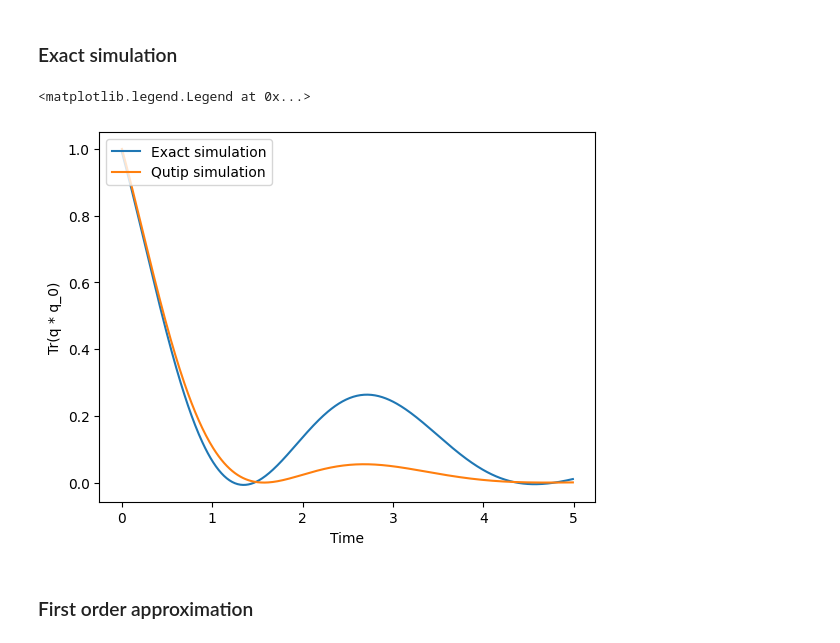
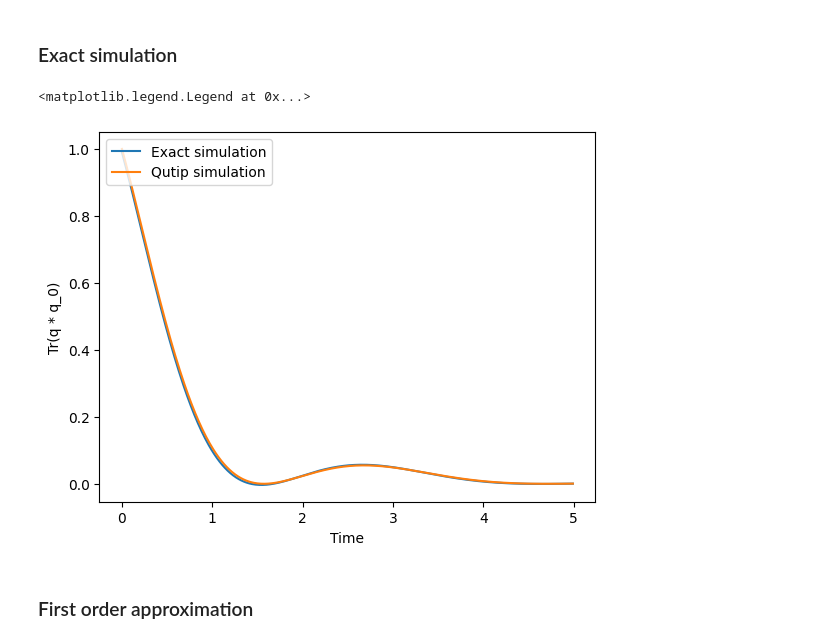
Before and after one commit to rbudai98/QSimulations, a Jupyter notebook: Fermi_Hub_multi_qubit.ipynb, the cells around one changed output. Cells and saved outputs as stored; diff of their text form; code cells hidden in the pictures.

```diff
--- a/Fermi_Hub_multi_qubit.ipynb
+++ b/Fermi_Hub_multi_qubit.ipynb
@@ -40,7 +42,7 @@ time_vec = np.arange(0, T, dt)  # Time vector to simulate on
 
 
 # Fermi-Hubbard Hamiltonian
-def H_operator(t = 0):
+def H_operator(t=0):
     return Qobj(
         qib.operator.FermiHubbardHamiltonian(
             field_hamil, FermiHubbard_t, FermiHubbard_u, False
@@ -49,7 +51,8 @@ def H_operator(t = 0):
         .todense()
     )
 
-def V_damping(i, t = 0):
+
+def V_damping(i, t=0):
     if i == 0:
         sum = 0
         for j in np.arange(1, J + 1, 1):
@@ -67,9 +70,19 @@ def V_damping(i, t = 0):
     return 0
 
 
+def H_operator_derivative(t):
+    return Qobj(0)
+
+
+def V_operator_derivative(i, t):
+    return Qobj(0)
+
+
 QSystem = qs.qsimulations(systemSize, systemSize, nrAncillas)
 QSystem.H_op = H_operator
+QSystem.H_op_derivative = H_operator_derivative
 QSystem.V_op = V_damping
+QSystem.V_op_derivative = V_operator_derivative
 QSystem._update_module_varibles()
 QSystem._prep_energy_states()
 
@@ -80,34 +93,45 @@ rho_highest_en = QSystem.rho_highest_en
 # %%
 import matplotlib.pyplot as plt
 from qutip import mesolve
 import numpy as np
 
 rho = QSystem.rho_highest_en
 exact_trace_rho_highest_en = []
 for t in time_vec:
-    sum = np.zeros((QSystem._systemSizeDim, QSystem._systemSizeDim))
+    sum = 0
     for j in np.arange(1, J + 1, 1):
-        sum = QSystem.V_op(j) @ rho @ QSystem.V_op(j).conj().trans() - 0.5 * (
-            QSystem.V_op(j).conj().trans() @ QSystem.V_op(j) @ rho
-            + rho @ QSystem.V_op(j).conj().trans() @ QSystem.V_op(j)
+        sum = (
+            sum
+            + QSystem.V_op(j) @ rho @ QSystem.V_op(j).conj().trans()
+            - 0.5
+            * (
+                QSystem.V_op(j).conj().trans() @ QSystem.V_op(j) @ rho
+                + rho @ QSystem.V_op(j).conj().trans() @ QSystem.V_op(j)
+            )
         )
     delta_rho = -1j * (QSystem.H_op() @ rho - rho @ QSystem.H_op()) + sum
     rho = rho + dt * delta_rho
     exact_trace_rho_highest_en.append((rho @ QSystem.rho_highest_en).tr())
 
 V1 = V_damping(1)
 V2 = V_damping(2)
-results2 = mesolve(QSystem.H_op(), Qobj(QSystem.rho_highest_en), time_vec, [V1, V2], [QSystem.rho_highest_en])
+results2 = mesolve(
+    QSystem.H_op(),
+    Qobj(QSystem.rho_highest_en),
+    time_vec,
+    [V1, V2],
+    [QSystem.rho_highest_en],
+)
 
 plt.figure()
 plt.xlabel("Time")
 plt.ylabel("Tr(q * q_0)")
 plt.plot(time_vec, exact_trace_rho_highest_en, label="Exact simulation")
 plt.plot(time_vec, results2.expect[0], label="Qutip simulation")
 plt.legend(loc="upper left")
 # %% [output]
 <matplotlib.legend.Legend at 0x...>
-[figure, old version]
+[figure, new version]
 # %% [markdown]
 ### First order approximation
 # %%
```
Also changed, not shown: parts of 4 cells of this notebook, 1 other file.
